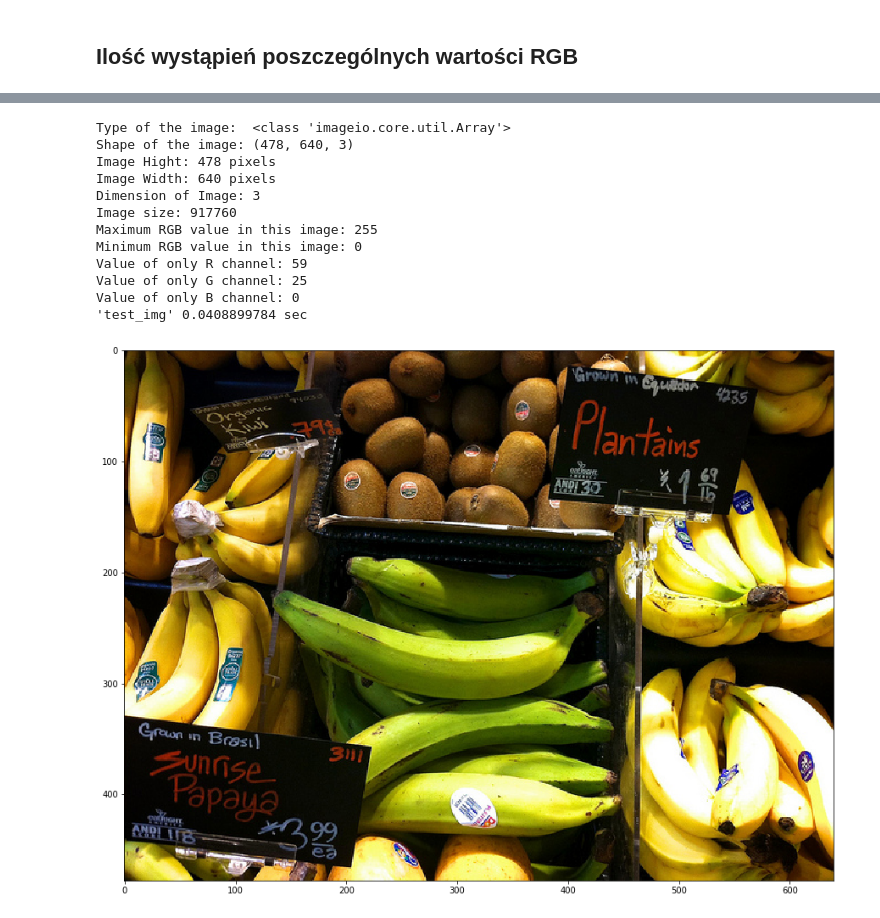
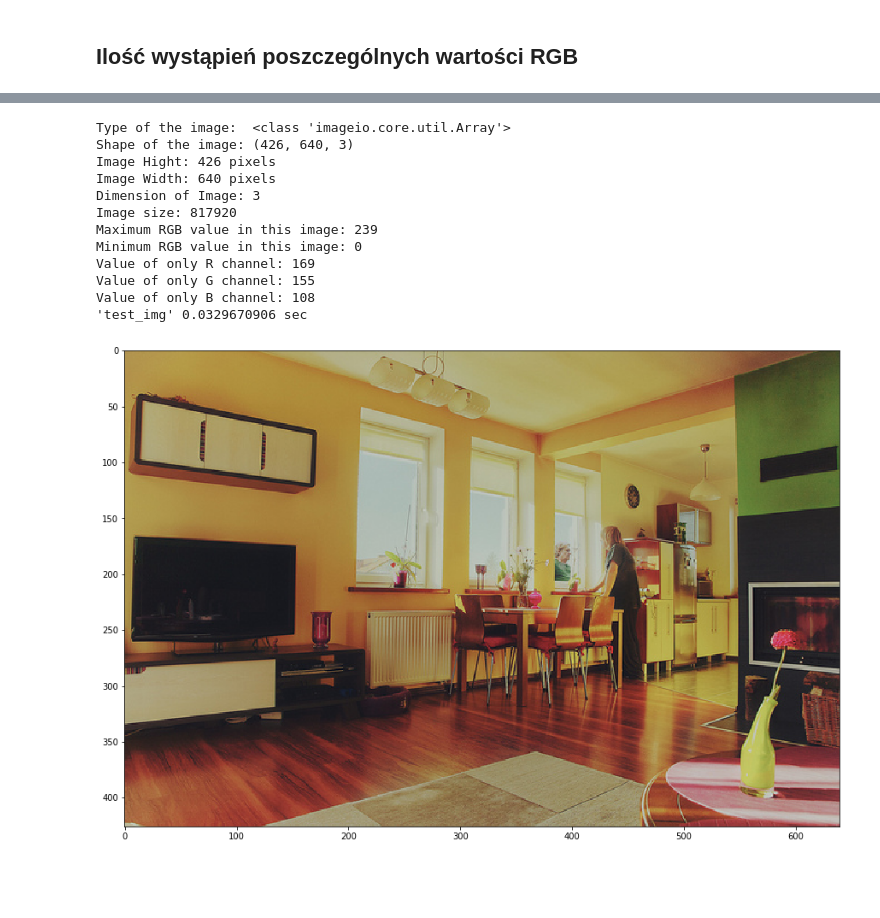
Before and after one commit to konradszwed/projekt_analiza_obrazu, a Jupyter notebook: main.ipynb, the cells around one changed output, grey strips where cells are left out. Saved outputs shown, nothing was run; the diff lists cells and outputs as text; code cells hidden in the pictures; blank space fills up the shorter version.

```diff
--- a/main.ipynb
+++ b/main.ipynb
@@ -275,19 +423,19 @@ plt.show()
 # %%
 #teścik obrazka
 length=len(files)-1
-test=user_path+'\{}'.format(files[length])
+test=user_path+'\{}'.format(files[0])
 test_img(test)
 # %% [output]
 Type of the image:  <class 'imageio.core.util.Array'>
-Shape of the image: (478, 640, 3)
-Image Hight: 478 pixels
+Shape of the image: (426, 640, 3)
+Image Hight: 426 pixels
 Image Width: 640 pixels
 Dimension of Image: 3
-Image size: 917760
-Maximum RGB value in this image: 255
+Image size: 817920
+Maximum RGB value in this image: 239
 Minimum RGB value in this image: 0
-Value of only R channel: 59
-Value of only G channel: 25
-Value of only B channel: 0
-'test_img' 0.0408899784 sec
+Value of only R channel: 169
+Value of only G channel: 155
+Value of only B channel: 108
+'test_img' 0.0329670906 sec
-[figure, old version]
+[figure, new version]
```
Also changed, not shown: parts of 22 cells of this notebook, 3 other files.
